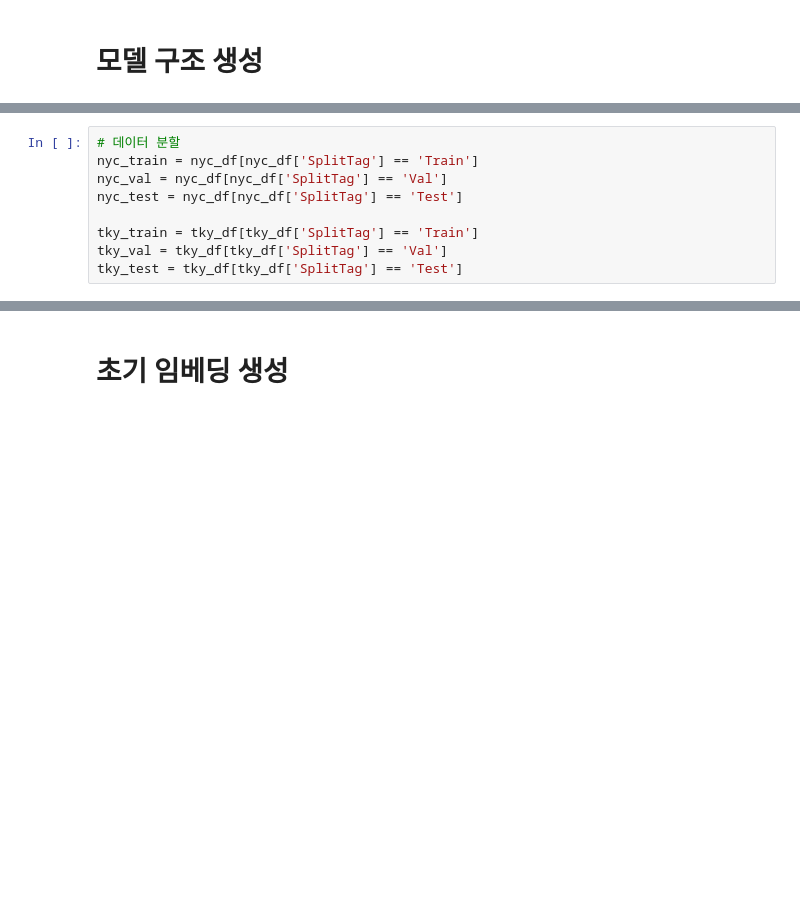
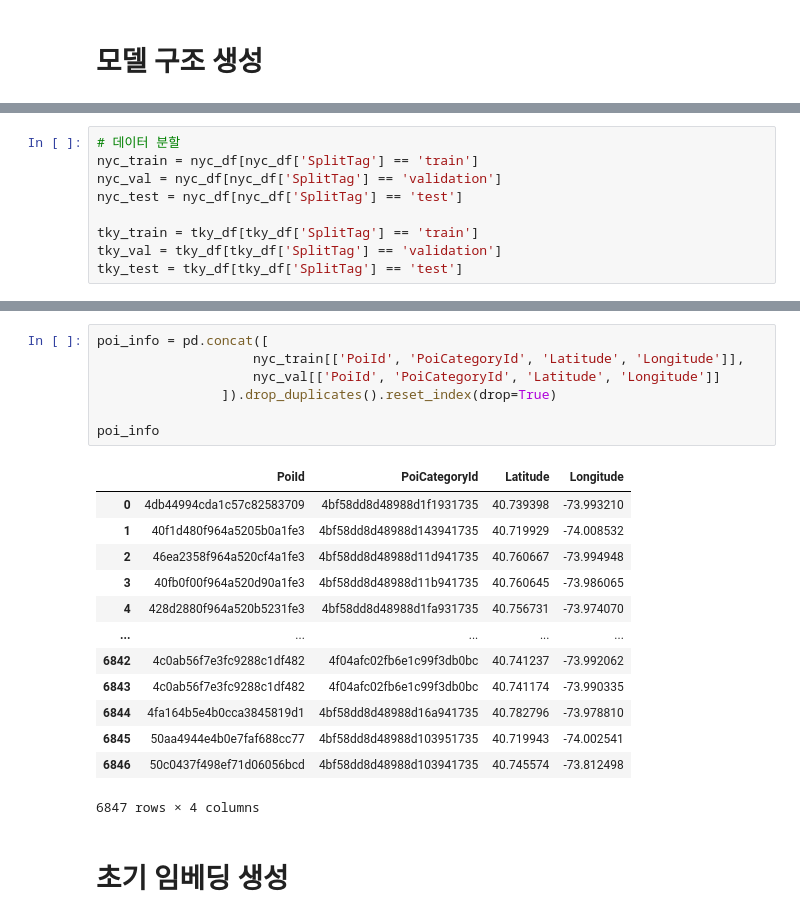
Before and after one commit to 18baby/Next_POI, a Jupyter notebook: Model/main_method.ipynb, the cells around one changed output, grey strips where cells are left out. Saved outputs shown, nothing was run; the diff lists cells and outputs as text; blank space fills up the shorter version.

```diff
--- a/Model/main_method.ipynb
+++ b/Model/main_method.ipynb
@@ -55,10 +59,10 @@ nyc_df.head(2)
 | 1 | 1 | 40f1d480f964a5205b0a1fe3 | 4bf58dd8d48988d143941735 | Breakfast Spot | 40.719929 | -74.008532 | -240 | 2012-04-09 16:20:52 | ... |
 # %%
 # 데이터 분할
-nyc_train = nyc_df[nyc_df['SplitTag'] == 'Train']
-nyc_val = nyc_df[nyc_df['SplitTag'] == 'Val']
-nyc_test = nyc_df[nyc_df['SplitTag'] == 'Test']
+nyc_train = nyc_df[nyc_df['SplitTag'] == 'train']
+nyc_val = nyc_df[nyc_df['SplitTag'] == 'validation']
+nyc_test = nyc_df[nyc_df['SplitTag'] == 'test']
 
-tky_train = tky_df[tky_df['SplitTag'] == 'Train']
-tky_val = tky_df[tky_df['SplitTag'] == 'Val']
-tky_test = tky_df[tky_df['SplitTag'] == 'Test']
+tky_train = tky_df[tky_df['SplitTag'] == 'train']
+tky_val = tky_df[tky_df['SplitTag'] == 'validation']
+tky_test = tky_df[tky_df['SplitTag'] == 'test']
@@ -65,3 +114,24 @@ tky_test = tky_df[tky_df['SplitTag'] == 'Test']
+# %%
+poi_info = pd.concat([
+                    nyc_train[['PoiId', 'PoiCategoryId', 'Latitude', 'Longitude']],
+                    nyc_val[['PoiId', 'PoiCategoryId', 'Latitude', 'Longitude']]
+                ]).drop_duplicates().reset_index(drop=True)
+
+poi_info
+# %% [output]
+|  | PoiId | PoiCategoryId | Latitude | Longitude |
+| 0 | 4db44994cda1c57c82583709 | 4bf58dd8d48988d1f1931735 | 40.739398 | -73.993210 |
+| 1 | 40f1d480f964a5205b0a1fe3 | 4bf58dd8d48988d143941735 | 40.719929 | -74.008532 |
+| 2 | 46ea2358f964a520cf4a1fe3 | 4bf58dd8d48988d11d941735 | 40.760667 | -73.994948 |
+| 3 | 40fb0f00f964a520d90a1fe3 | 4bf58dd8d48988d11b941735 | 40.760645 | -73.986065 |
+| 4 | 428d2880f964a520b5231fe3 | 4bf58dd8d48988d1fa931735 | 40.756731 | -73.974070 |
+| ... | ... | ... | ... | ... |
+| 6842 | 4c0ab56f7e3fc9288c1df482 | 4f04afc02fb6e1c99f3db0bc | 40.741237 | -73.992062 |
+| 6843 | 4c0ab56f7e3fc9288c1df482 | 4f04afc02fb6e1c99f3db0bc | 40.741174 | -73.990335 |
+| 6844 | 4fa164b5e4b0cca3845819d1 | 4bf58dd8d48988d16a941735 | 40.782796 | -73.978810 |
+| 6845 | 50aa4944e4b0e7faf688cc77 | 4bf58dd8d48988d103951735 | 40.719943 | -74.002541 |
+| 6846 | 50c0437f498ef71d06056bcd | 4bf58dd8d48988d103941735 | 40.745574 | -73.812498 |
+6847 rows × 4 columns
 # %% [markdown]
 # 초기 임베딩 생성
 # %% [markdown]
```
Also changed, not shown: parts of 7 cells of this notebook, 4 other files.
